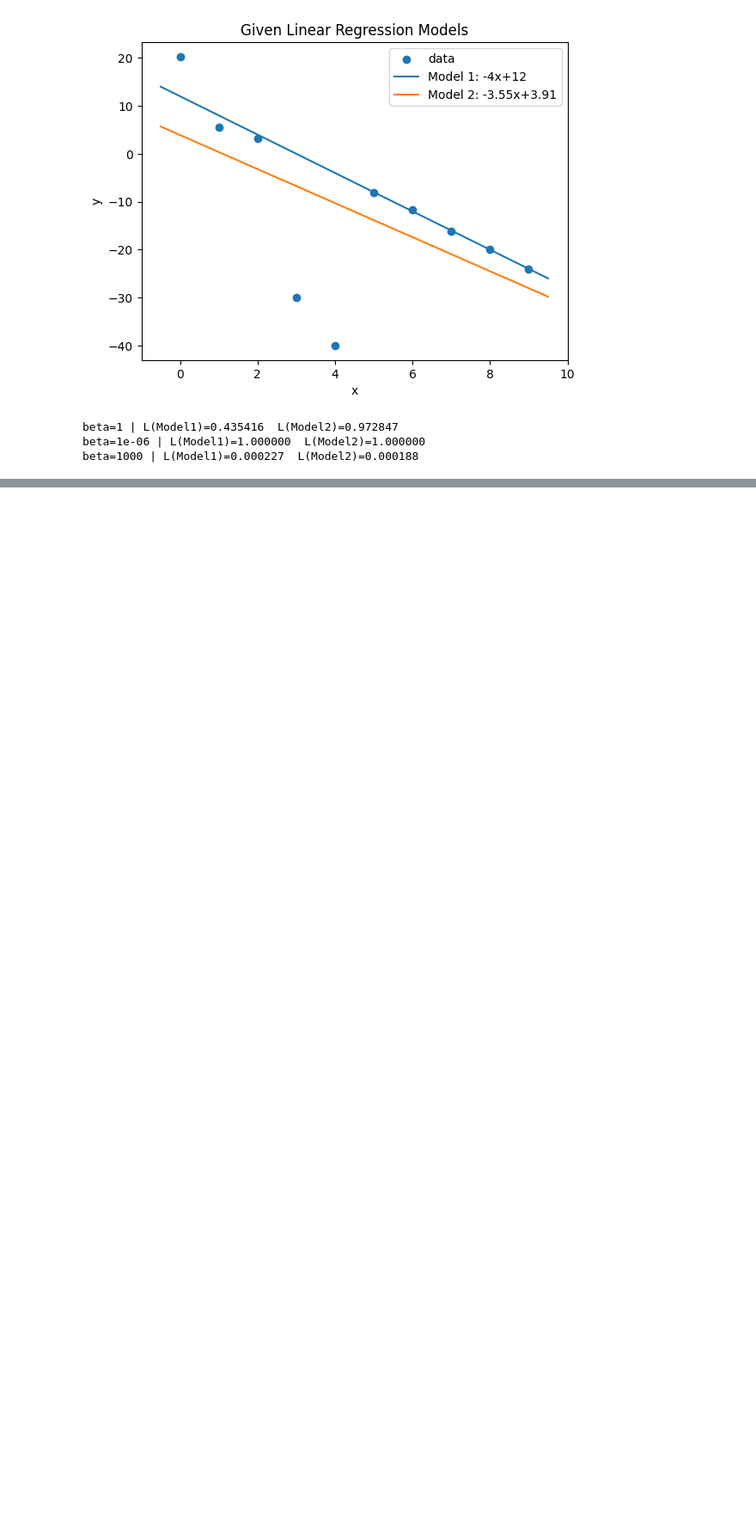
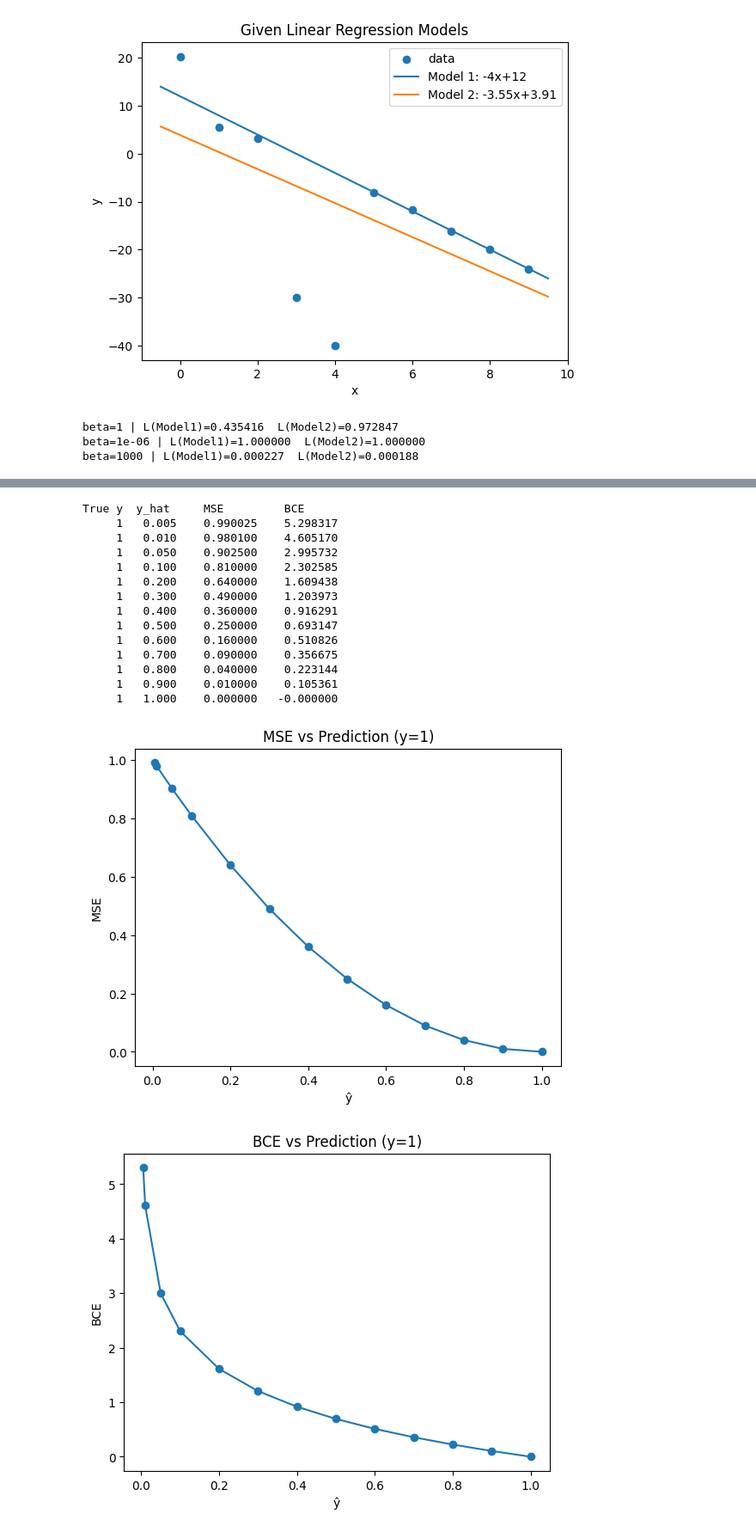
Before and after one commit to msboralugoda/Pattern-Recognition, a Jupyter notebook: EN3150_Assignment1.ipynb, the cells around one changed output, grey strips where cells are left out. Shown at 86% size. Drawn from its saved outputs; the diff is of its cells as text; code cells hidden in the pictures; blank space fills up the shorter version.

```diff
--- a/EN3150_Assignment1.ipynb
+++ b/EN3150_Assignment1.ipynb
@@ -59,0 +63,46 @@ beta=1000 | L(Model1)=0.000227  L(Model2)=0.000188
+# %%
+import numpy as np
+import matplotlib.pyplot as plt
+
+# Given: y = 1
+y_true = 1.0
+yhat = np.array([0.005, 0.01, 0.05, 0.1, 0.2, 0.3, 0.4, 0.5,
+                 0.6, 0.7, 0.8, 0.9, 1.0], dtype=float)
+
+# MSE = (y - yhat)^2  (for a single y, n=1)
+mse = (y_true - yhat)**2
+
+# BCE for y=1 is -log(yhat); clip to avoid log(0)
+eps = 1e-12
+bce = -np.log(np.clip(yhat, eps, 1.0))
+
+# Nicely formatted table to paste in the report
+print("True y  y_hat     MSE         BCE")
+for yh, m, b in zip(yhat, mse, bce):
+    print(f"{1:6d}  {yh:6.3f}  {m:10.6f}  {b:10.6f}")
+
+# Plots (two separate figures, as typically expected)
+plt.plot(yhat, mse, marker='o')
+plt.xlabel("ŷ"); plt.ylabel("MSE"); plt.title("MSE vs Prediction (y=1)")
+plt.show()
+
+plt.plot(yhat, bce, marker='o')
+plt.xlabel("ŷ"); plt.ylabel("BCE"); plt.title("BCE vs Prediction (y=1)")
+plt.show()
+# %% [output]
+True y  y_hat     MSE         BCE
+     1   0.005    0.990025    5.298317
+     1   0.010    0.980100    4.605170
+     1   0.050    0.902500    2.995732
+     1   0.100    0.810000    2.302585
+     1   0.200    0.640000    1.609438
+     1   0.300    0.490000    1.203973
+     1   0.400    0.360000    0.916291
+     1   0.500    0.250000    0.693147
+     1   0.600    0.160000    0.510826
+     1   0.700    0.090000    0.356675
+     1   0.800    0.040000    0.223144
+     1   0.900    0.010000    0.105361
+     1   1.000    0.000000   -0.000000
+[figure, added]
+[figure, added]
```
Also changed, not shown: parts of 7 cells of this notebook.
